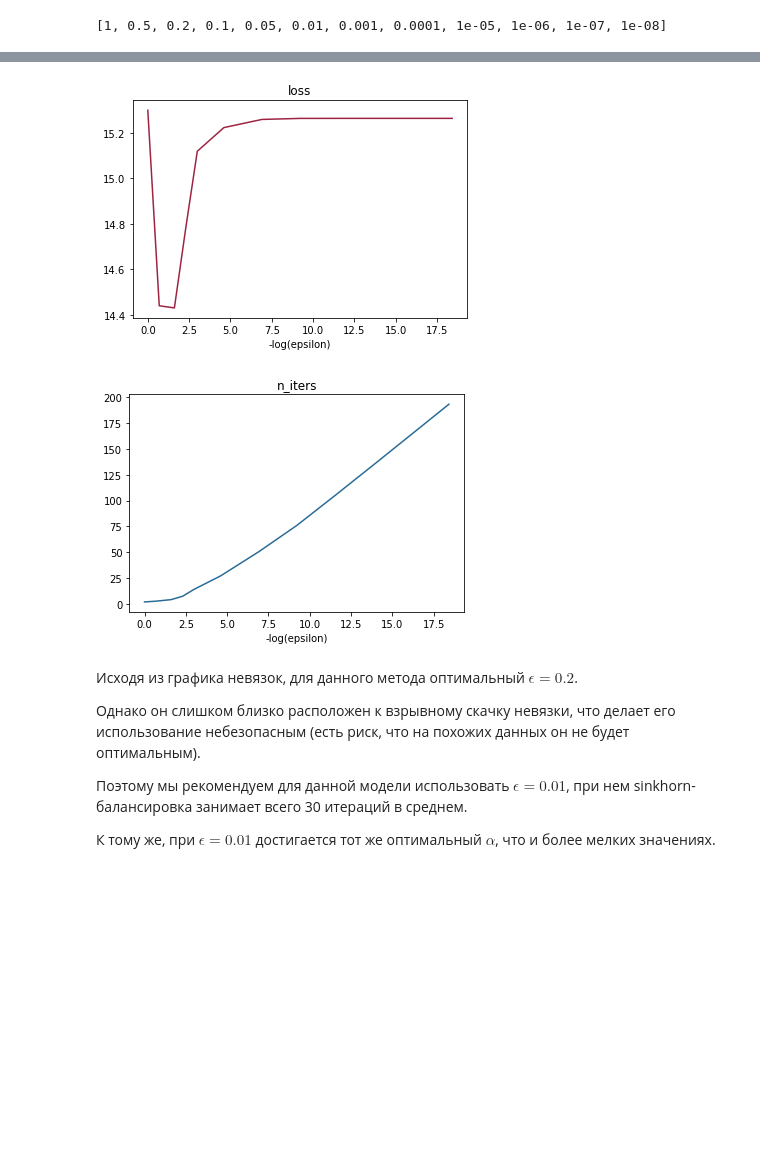
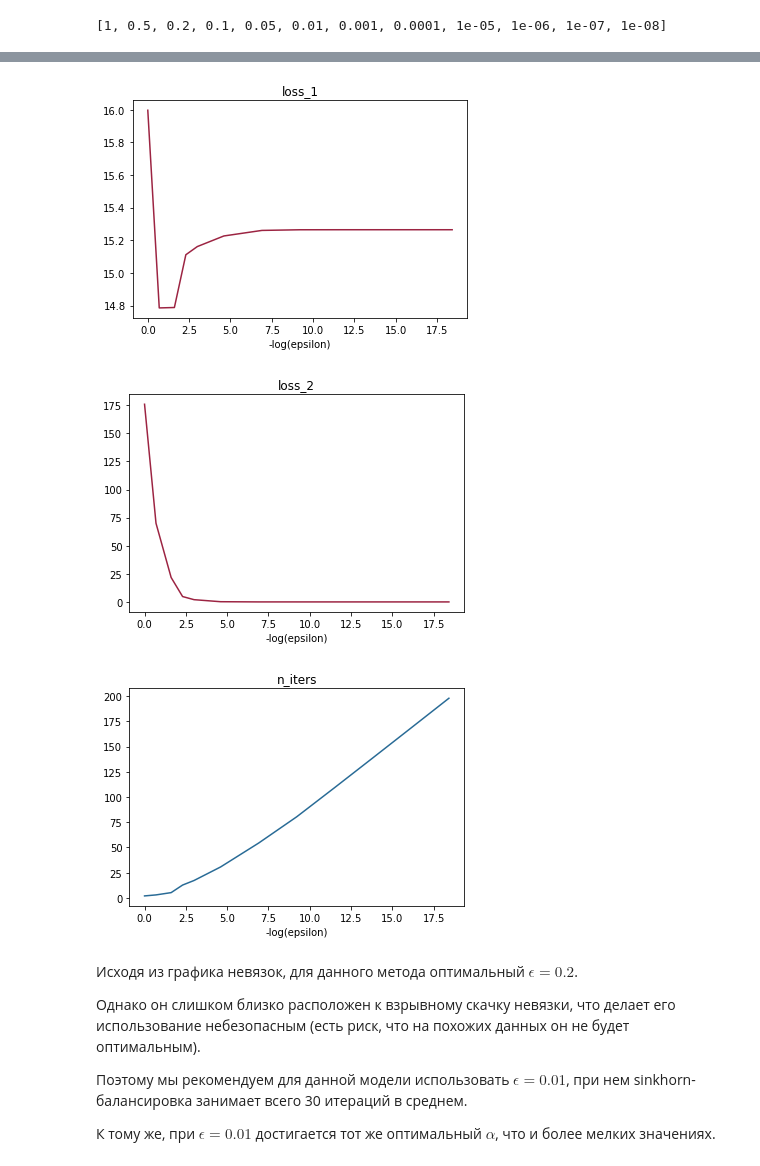
Before and after one commit to ArthurSamuelyan/CorrMatrix, a Jupyter notebook: corr_matrix.ipynb, the cells around one changed output, grey strips where cells are left out. Drawn from its saved outputs; the diff is of its cells as text; code cells hidden in the pictures; blank space fills up the shorter version.

```diff
--- a/corr_matrix.ipynb
+++ b/corr_matrix.ipynb
@@ -155,7 +154,8 @@ plot_log_ideal_F(A_0, B_0)
 $$\frac{||A^n - A^{n-1}||_F}{||A^n||_F} < \epsilon$$
 $$\frac{||B^n - B^{n-1}||_F}{||B^n||_F} < \epsilon$$
 # %%
-def calc_corresp_loss(c_theor, c_real):
+# Поэлементная невязка
+def calc_corresp_loss_1(c_theor):
     corresp_num = n_district ** 2
-    corresp_diff = np.array(c_theor).reshape(corresp_num) - np.array(c_real).reshape(corresp_num)
+    corresp_diff = np.array(c_theor).reshape(corresp_num) - np.array(M_corresp_real).reshape(corresp_num)
     return np.sum((corresp_diff * corresp_diff)) / corresp_num
@@ -260,8 +278,9 @@ plt.show()
 #### Оптимизация параметров
 Найдем оптимальный $\alpha$
 # %%
-def alpha_opimize(epsilon=1e-4, alpha_min=0.01, alpha_max=0.4, draw_plot=False):
-    loss_list = []
+def alpha_optimize(epsilon=1e-4, alpha_min=0.01, alpha_max=0.4, draw_plot=False):
+    loss_1_list = []
+    loss_2_list = []
     n_iters_list = []
 
     alphas = list(np.arange(alpha_min, alpha_max, 1e-3))
@@ -275,20 +294,30 @@ def alpha_opimize(epsilon=1e-4, alpha_min=0.01, alpha_max=0.4, draw_plot=False):
                                  alpha=alpha)
 
         # A, B = res_balnace["A_list"][-1], res_balance["B_list"][-1]
-        loss_list.append(res_balance["losses"][-1])
+        loss_1_list.append(res_balance["loss_1_list"][-1])
+        loss_2_list.append(res_balance["loss_2_list"][-1])
         n_iters_list.append(res_balance["n_iter"])
 
-    I = np.argmin(np.array(loss_list))
+    I = np.argmin(np.array(loss_1_list))
     n_iter_avg = np.array(n_iters_list).mean()
 
     if draw_plot:
         plt.title(u"Простая экспоненциальныя модель")
-        plt.plot(alphas, loss_list)
-        plt.ylabel(u"Невязка")
+        plt.plot(alphas, loss_1_list)
+        plt.ylabel(u"Поэлементная невязка")
+        plt.xlabel(u"alpha")
+        plt.show()
+
+        plt.title(u"Простая экспоненциальныя модель")
+        plt.plot(alphas, loss_2_list)
+        plt.ylabel(u"Невязка по суммам истоков/стоков")
         plt.xlabel(u"alpha")
         plt.show()
 
     # Мы перебираем альфа с шагом 1e-3, поэтому выводить его точнее,
     # чем с тремя знаками после запятой не имеет смысла
-    return {"alpha" : np.round(alphas[I], 3), "loss" : loss_list[I], "n_iter_avg" : n_iter_avg}
+    return {"alpha" : np.round(alphas[I], 3),
+            "loss_1" : loss_1_list[I],
+            "loss_2" : loss_2_list[I],
+            "n_iter_avg" : n_iter_avg}
 # %%
@@ -313,7 +343,7 @@ print epsilons_1
 # %%
 alpha_opt_res = []
 for eps in tqdm(epsilons_1):
-    alpha_opt_res.append(alpha_opimize(epsilon=eps, alpha_min=0.05, alpha_max=0.10))
+    alpha_opt_res.append(alpha_optimize(epsilon=eps, alpha_min=0.05, alpha_max=0.10))
 # %% [output]
 [interactive output not drawn]
 # %%
@@ -335,20 +365,27 @@ for i in zip(epsilons_1, alpha_opt_res):
 # %%
-losses = np.array([r["loss"] for r in alpha_opt_res])
+losses_1 = np.array([r["loss_1"] for r in alpha_opt_res])
+losses_2 = np.array([r["loss_2"] for r in alpha_opt_res])
 n_iters = np.array([r["n_iter_avg"] for r in alpha_opt_res])
 log_eps = -np.log(epsilons_1)
 
-plt.title("loss")
+plt.title("loss_1")
 plt.xlabel("-log(epsilon)")
-plt.plot(log_eps, losses, color="#9c2442")
+plt.plot(log_eps, losses_1, color="#9c2442")
+plt.show()
+
+plt.title("loss_2")
+plt.xlabel("-log(epsilon)")
+plt.plot(log_eps, losses_2, color="#9c2442")
 plt.show()
 
 plt.title("n_iters")
 plt.xlabel("-log(epsilon)")
 plt.plot(log_eps, n_iters, color="#296b96")
 plt.show()
 # %% [output]
-[figure, old version]
+[figure, new version]
-[figure, old version]
+[figure, new version]
+[figure, added]
 # %% [markdown]
 Исходя из графика невязок, для данного метода оптимальный $\epsilon = 0.2$.
 
```
Also changed, not shown: parts of 15 cells of this notebook.
